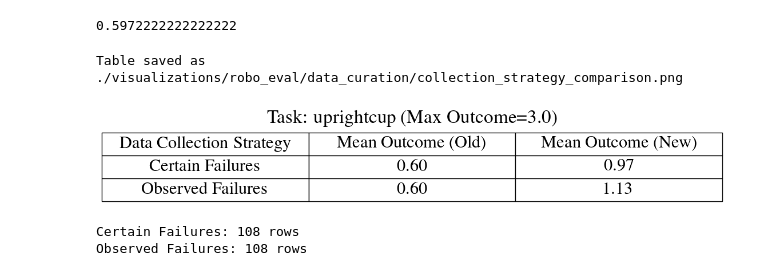
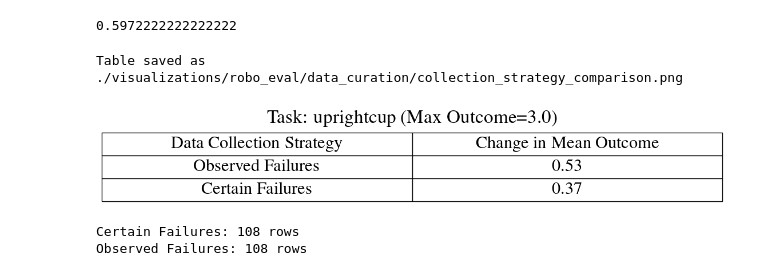
Before and after one commit to iamandrewliao/active-testing, a Jupyter notebook: analysis.ipynb, the cells around one changed output. Cells and saved outputs as stored; diff of their text form; code cells hidden in the pictures.

Commit message:
More data curation analysis + making presentation figures

```diff
--- a/analysis.ipynb
+++ b/analysis.ipynb
@@ -173,7 +173,7 @@ for task in TASKS:
     print("\n")
 
     print_id_ood_stats(bf_data)
-    plot_id_ood_comparison(bf_data, task)
+    # plot_id_ood_comparison(bf_data, task)
 
     print("\n")
 # %% [output]
@@ -1363,15 +1363,16 @@ print(upright_topleft_th2_outcome)
 certain_failures_results = pd.read_csv('./results/uprightcup_certain_failures_bruteforce/results.csv')
 observed_failures_results = pd.read_csv('./results/uprightcup_observed_failures_bruteforce/results.csv')
 
-def summarize_and_save_results(certain_df, observed_df, filename="failure_summary.png"):
+def summarize_and_save_results(results_dfs, names, taskname, old_mean_outcome, filename="failure_summary.png"):
     summary_data = []
-    for df, label in zip([certain_df, observed_df], ['Certain Failures', 'Observed Failures']):
+    for df, label in zip(results_dfs, names):
         mean_outcome = df['continuous_outcome'].mean()
         std_outcome = df['continuous_outcome'].std()
         summary_data.append({
             'Data Collection Strategy': label,
-            'Mean Outcome (Old)': f"{upright_topleft_th2_outcome:.2f}",
-            f'Mean Outcome (New)': round(mean_outcome, 2),
+            # 'Mean Outcome (Old)': f"{upright_topleft_th2_outcome:.2f}",
+            # f'Mean Outcome (New)': round(mean_outcome, 2),
+            'Change in Mean Outcome': round(mean_outcome-old_mean_outcome, 2)
             # 'Std Dev': round(std_outcome, 2),
         })
 
@@ -1382,36 +1383,39 @@ def summarize_and_save_results(certain_df, observed_df, filename="failure_summar
     ax.axis('off')
     # ax.title(f'uprightcup (Max Outcome:{MAX_OUTCOME["uprightcup"]})', fontsize=14)
 
     # Create the table
     tbl = ax.table(cellText=summary_df.values,
                    colLabels=summary_df.columns,
                    cellLoc='center',
                    loc='center')
 
     # Styling for a clean, colorless look
     tbl.auto_set_font_size(False)
     tbl.set_fontsize(22)
     tbl.scale(1.4, 2.4)
 
     # add title
-    ax.set_title(f'Task: uprightcup (Max Outcome={MAX_OUTCOME["uprightcup"]})', pad=42, fontsize=24)
+    ax.set_title(f'Task: {taskname} (Max Outcome={MAX_OUTCOME[taskname]})', pad=42, fontsize=24)
 
     # Loop through the cells to bold the header row
     for (row, col), cell in tbl.get_celld().items():
         if row == 0: # This targets the header row
             cell.set_text_props(weight='bold')
 
     # Save the file
     plt.savefig(filename, bbox_inches='tight', dpi=300)
     print(f"Table saved as {filename}")
 
     return summary_df
 
 # Run and save
-summary_table = summarize_and_save_results(certain_failures_results, observed_failures_results, filename="./visualizations/robo_eval/data_curation/collection_strategy_comparison.png")
+savename = "./visualizations/robo_eval/data_curation/collection_strategy_comparison.png"
+results_dfs = [observed_failures_results, certain_failures_results]
+names = ['Observed Failures', 'Certain Failures']
+summary_table = summarize_and_save_results(results_dfs, names, "uprightcup", upright_topleft_th2_outcome, filename=savename)
 # %% [output]
 Table saved as ./visualizations/robo_eval/data_curation/collection_strategy_comparison.png
-[figure, old version]
+[figure, new version]
 # %%
 print(f"Certain Failures: {len(certain_failures_results)} rows")
 print(f"Observed Failures: {len(observed_failures_results)} rows")
```
Also changed, not shown: parts of 9 cells of this notebook, 5 other files.
